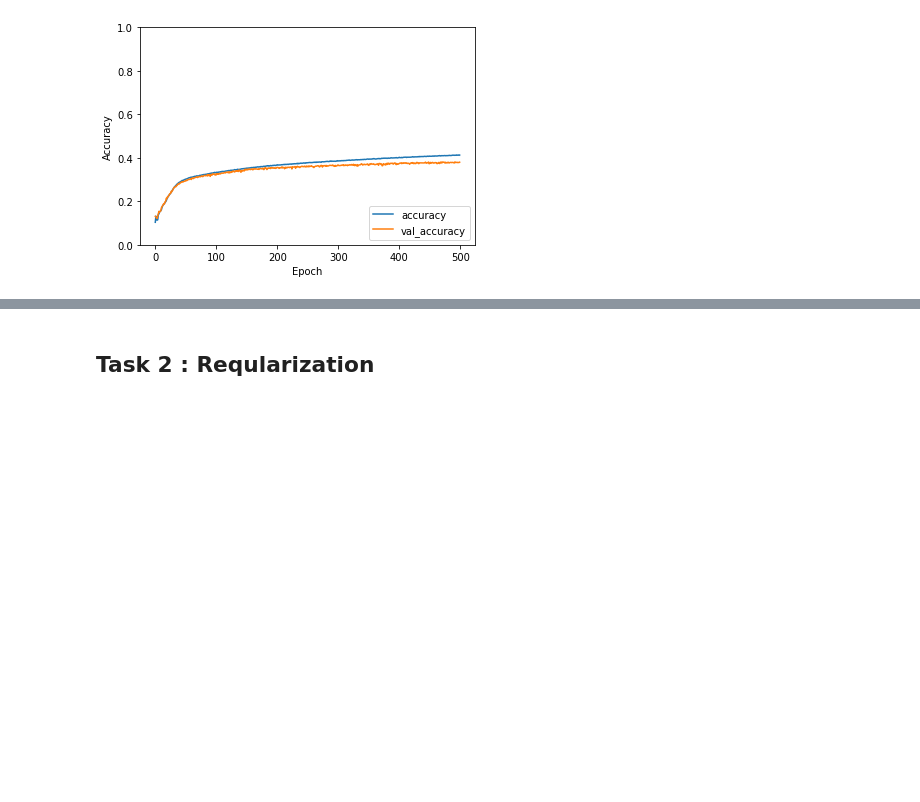
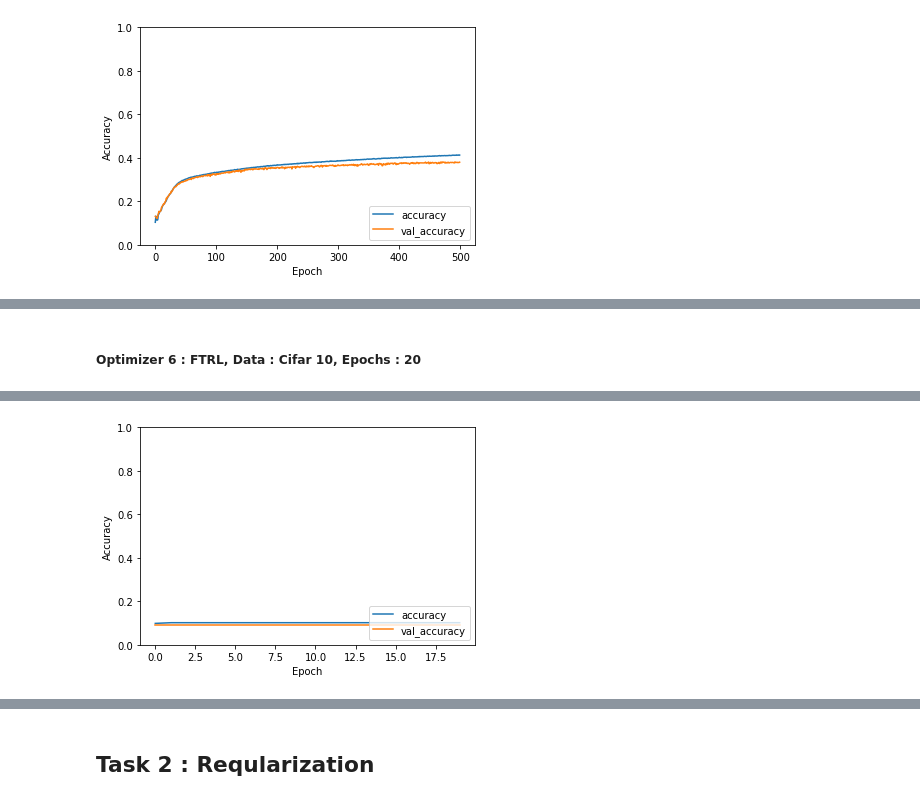
Before and after one commit to rajprasad001/deep_learning_concepts, a Jupyter notebook: Project_Assignment.ipynb, the cells around one changed output, grey strips where cells are left out. Drawn from its saved outputs; the diff is of its cells as text; code cells hidden in the pictures; blank space fills up the shorter version.

```diff
--- a/Project_Assignment.ipynb
+++ b/Project_Assignment.ipynb
@@ -458,0 +505,5 @@ Test Data Loss : 2.0728020668029785, Test Data Accuracy : 0.38359999656677246
+# %% [markdown]
+##### Optimizer 6 : FTRL, Data : Cifar 10, Epochs : 20
+# %%
+opt_ftrl_resnet = resnet('ftrl',cifar_train_x,cifar_train_y,20,cifar_val_x,cifar_val_y,cifar_test_x,cifar_test_y)
+# %% [output]
@@ -458,0 +527 @@ Test Data Loss : 2.0728020668029785, Test Data Accuracy : 0.38359999656677246
+[figure, added]
```
Also changed, not shown: parts of 8 cells of this notebook.
